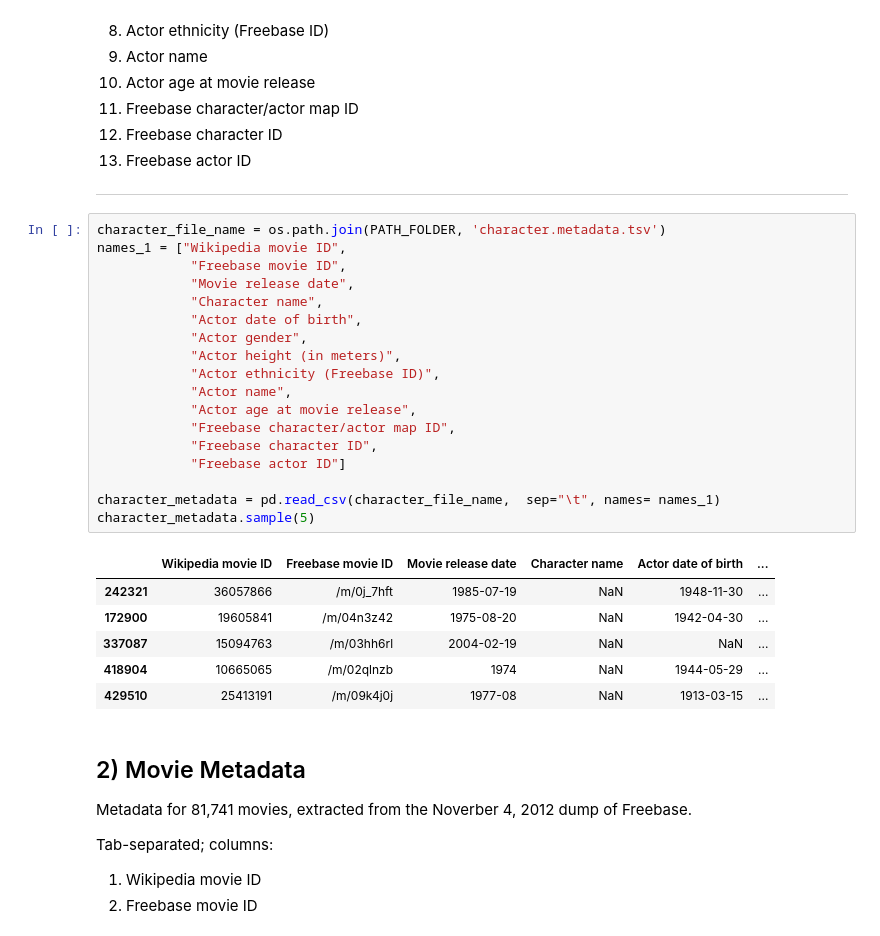
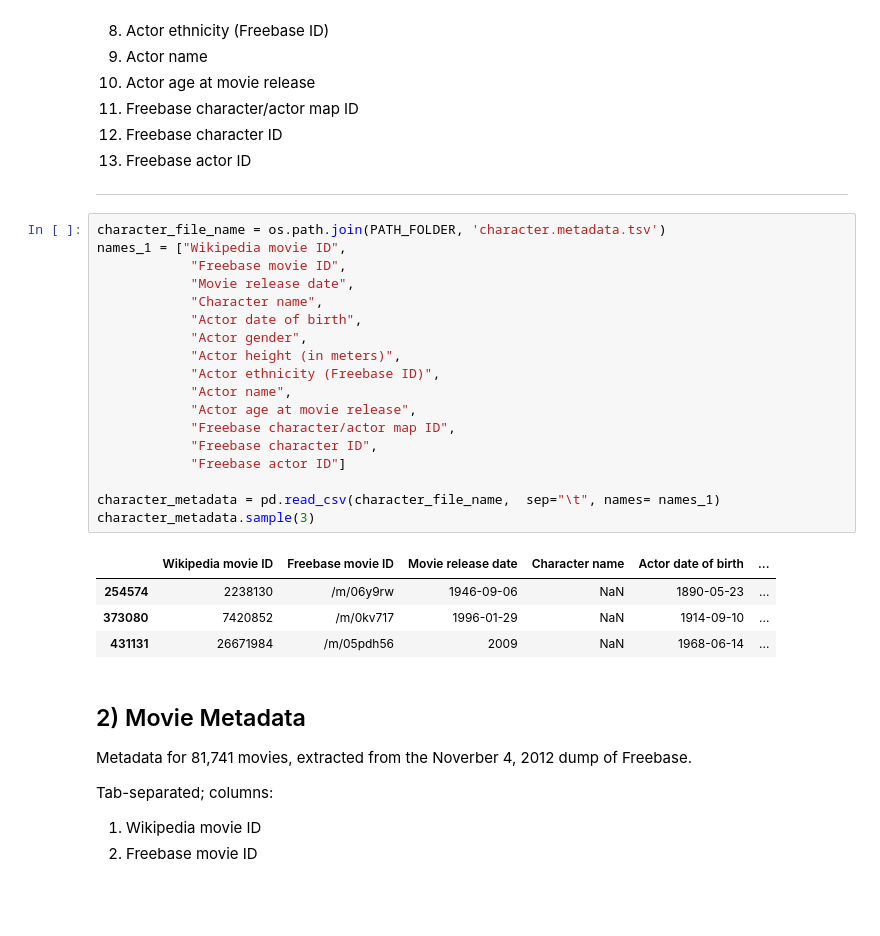
Before and after one commit to epfl-ada/ada-2023-project-adaflix, a Jupyter notebook: milestone_2.ipynb, the cells around one changed output. Drawn from its saved outputs; the diff is of its cells as text; blank space fills up the shorter version.

```diff
--- a/milestone_2.ipynb
+++ b/milestone_2.ipynb
@@ -34,28 +90,26 @@ Tab-separated; columns:
 # %%
 character_file_name = os.path.join(PATH_FOLDER, 'character.metadata.tsv')
 names_1 = ["Wikipedia movie ID",
             "Freebase movie ID",
             "Movie release date",
             "Character name",
             "Actor date of birth",
             "Actor gender",
             "Actor height (in meters)",
             "Actor ethnicity (Freebase ID)",
             "Actor name",
             "Actor age at movie release",
             "Freebase character/actor map ID",
             "Freebase character ID",
             "Freebase actor ID"]
 
 character_metadata = pd.read_csv(character_file_name,  sep="\t", names= names_1)
-character_metadata.sample(5)
+character_metadata.sample(3)
 # %% [output]
 |  | Wikipedia movie ID | Freebase movie ID | Movie release date | Character name | Actor date of birth | ... |
-| 242321 | 36057866 | /m/0j_7hft | 1985-07-19 | NaN | 1948-11-30 | ... |
-| 172900 | 19605841 | /m/04n3z42 | 1975-08-20 | NaN | 1942-04-30 | ... |
-| 337087 | 15094763 | /m/03hh6rl | 2004-02-19 | NaN | NaN | ... |
-| 418904 | 10665065 | /m/02qlnzb | 1974 | NaN | 1944-05-29 | ... |
-| 429510 | 25413191 | /m/09k4j0j | 1977-08 | NaN | 1913-03-15 | ... |
+| 254574 | 2238130 | /m/06y9rw | 1946-09-06 | NaN | 1890-05-23 | ... |
+| 373080 | 7420852 | /m/0kv717 | 1996-01-29 | NaN | 1914-09-10 | ... |
+| 431131 | 26671984 | /m/05pdh56 | 2009 | NaN | 1968-06-14 | ... |
 # %% [markdown]
 ## 2) Movie Metadata
 
```
Also changed, not shown: parts of 65 cells of this notebook, 1 other file.
